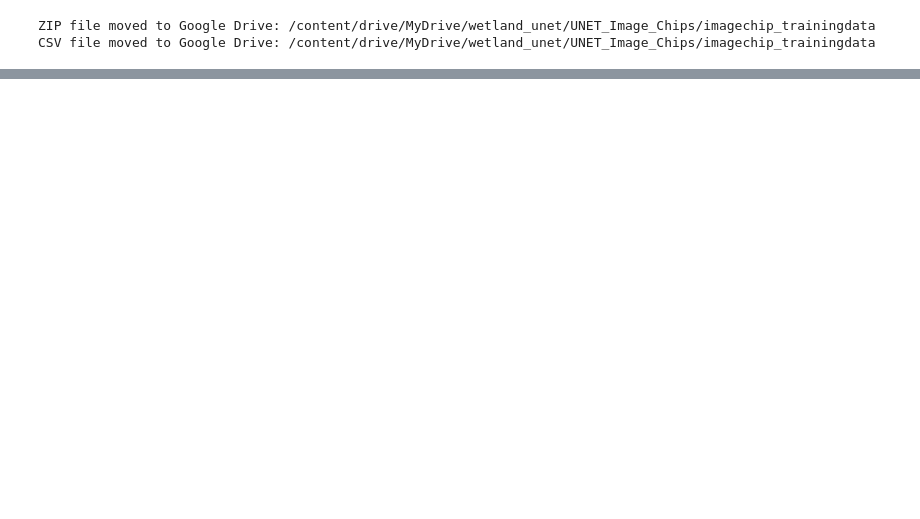
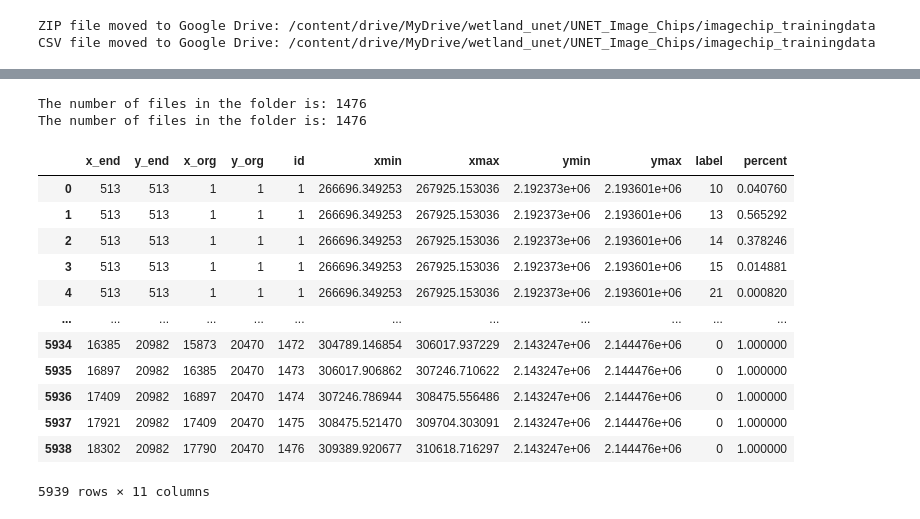
Before and after one commit to aml7hawaiiedu/CCAPLandCoverProject, a Jupyter notebook: CCAP_UNET_processing_Fall2023.ipynb, the cells around one changed output, grey strips where cells are left out. Saved outputs shown, nothing was run; the diff lists cells and outputs as text; code cells hidden in the pictures; blank space fills up the shorter version.

```diff
--- a/CCAP_UNET_processing_Fall2023.ipynb
+++ b/CCAP_UNET_processing_Fall2023.ipynb
@@ -267,0 +249,13 @@ CSV file moved to Google Drive: /content/drive/MyDrive/wetland_unet/UNET_Image_C
+# %%
+# original images and labels folder: how many files are there?
+org_img = '/content/CCAP/content/Hawaii_2005_008/Images'
+org_img_files = os.listdir(org_img)
+org_img_count = len(org_img_files)
+print(f'The number of files in the folder is: {org_img_count}')
+org_label = '/content/CCAP/content/Hawaii_2005_008/Labels'
+org_label_files = os.listdir(org_label)
+org_label_count = len(org_label_files)
+print(f'The number of files in the folder is: {org_label_count}')
+# %% [output]
+The number of files in the folder is: 1476
+The number of files in the folder is: 1476
@@ -267,0 +264,16 @@ CSV file moved to Google Drive: /content/drive/MyDrive/wetland_unet/UNET_Image_C
+# %%
+df
+# %% [output]
+|  | x_end | y_end | x_org | y_org | id | xmin | xmax | ymin | ymax | label | percent |
+| 0 | 513 | 513 | 1 | 1 | 1 | 266696.349253 | 267925.153036 | 2.192373e+06 | 2.193601e+06 | 10 | 0.040760 |
+| 1 | 513 | 513 | 1 | 1 | 1 | 266696.349253 | 267925.153036 | 2.192373e+06 | 2.193601e+06 | 13 | 0.565292 |
+| 2 | 513 | 513 | 1 | 1 | 1 | 266696.349253 | 267925.153036 | 2.192373e+06 | 2.193601e+06 | 14 | 0.378246 |
+| 3 | 513 | 513 | 1 | 1 | 1 | 266696.349253 | 267925.153036 | 2.192373e+06 | 2.193601e+06 | 15 | 0.014881 |
+| 4 | 513 | 513 | 1 | 1 | 1 | 266696.349253 | 267925.153036 | 2.192373e+06 | 2.193601e+06 | 21 | 0.000820 |
+| ... | ... | ... | ... | ... | ... | ... | ... | ... | ... | ... | ... |
+| 5934 | 16385 | 20982 | 15873 | 20470 | 1472 | 304789.146854 | 306017.937229 | 2.143247e+06 | 2.144476e+06 | 0 | 1.000000 |
+| 5935 | 16897 | 20982 | 16385 | 20470 | 1473 | 306017.906862 | 307246.710622 | 2.143247e+06 | 2.144476e+06 | 0 | 1.000000 |
+| 5936 | 17409 | 20982 | 16897 | 20470 | 1474 | 307246.786944 | 308475.556486 | 2.143247e+06 | 2.144476e+06 | 0 | 1.000000 |
+| 5937 | 17921 | 20982 | 17409 | 20470 | 1475 | 308475.521470 | 309704.303091 | 2.143247e+06 | 2.144476e+06 | 0 | 1.000000 |
+| 5938 | 18302 | 20982 | 17790 | 20470 | 1476 | 309389.920677 | 310618.716297 | 2.143247e+06 | 2.144476e+06 | 0 | 1.000000 |
+5939 rows × 11 columns
```
Also changed, not shown: parts of 47 cells of this notebook.
